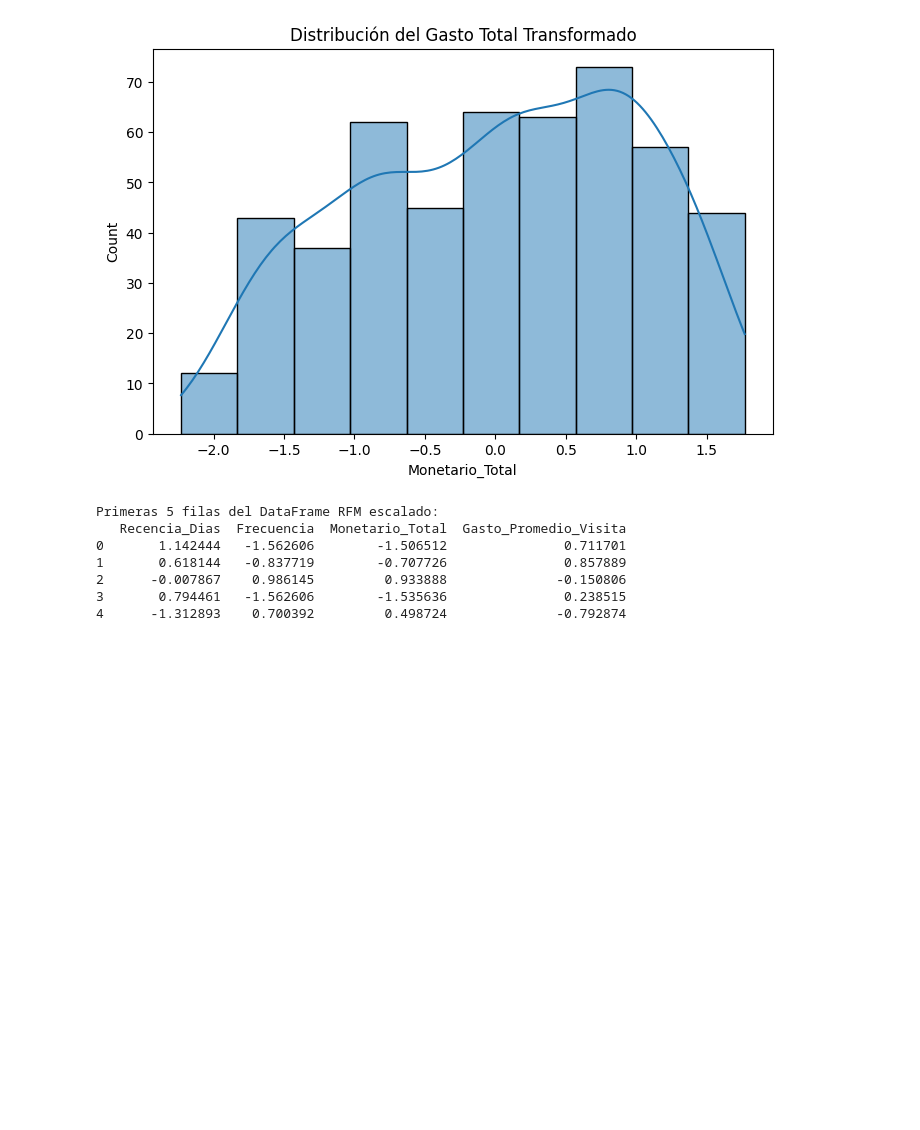
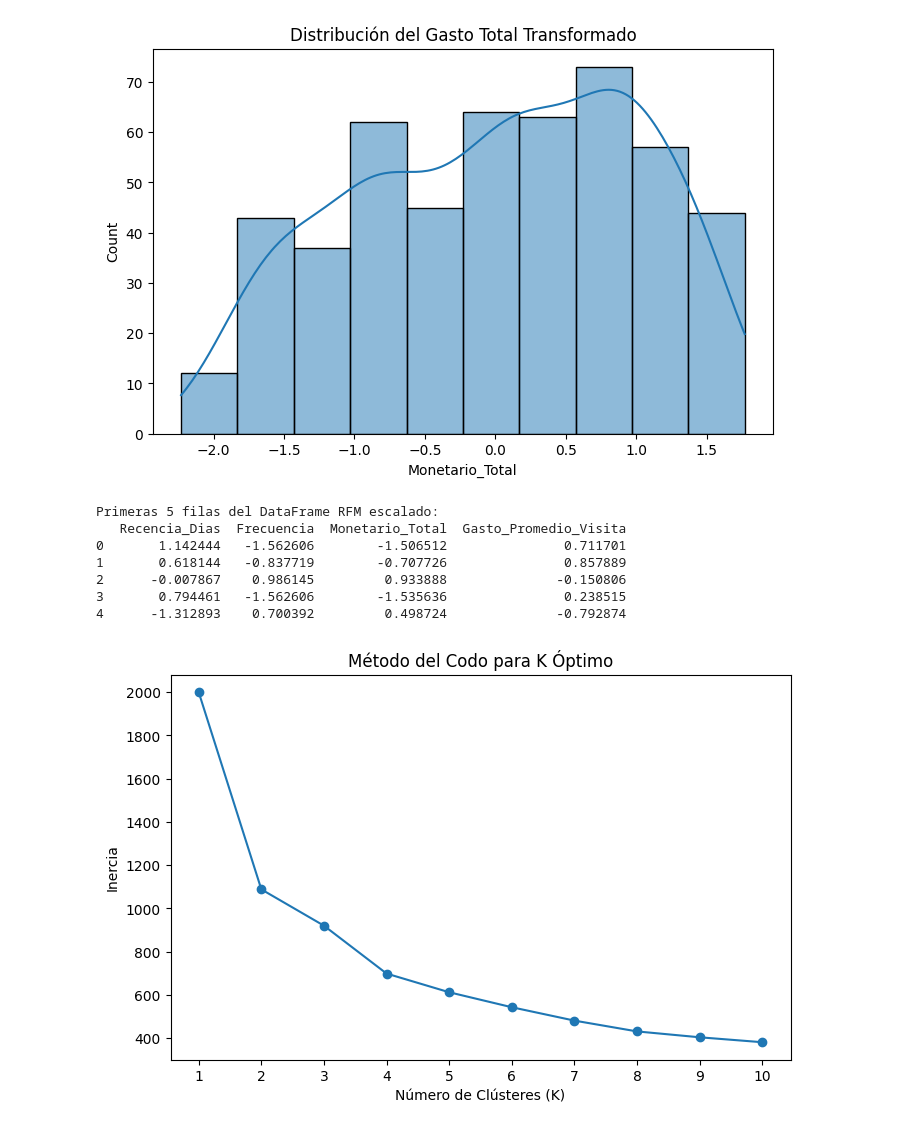
Before and after one commit to nicki1306/analisis-clientes-bares, a Jupyter notebook: Analisis_Segmentacion_clientes.ipynb, the cells around one changed output. Saved outputs shown, nothing was run; the diff lists cells and outputs as text; code cells hidden in the pictures; blank space fills up the shorter version.

```diff
--- a/Analisis_Segmentacion_clientes.ipynb
+++ b/Analisis_Segmentacion_clientes.ipynb
@@ -125,3 +125,22 @@ Primeras 5 filas del DataFrame RFM escalado:
 2      -0.007867    0.986145         0.933888              -0.150806
 3       0.794461   -1.562606        -1.535636               0.238515
 4      -1.312893    0.700392         0.498724              -0.792874
+# %%
+from sklearn.cluster import KMeans
+
+inertia = []
+K_rango = range(1, 11) # Prueba con K de 1 a 10
+for k in K_rango:
+    kmeans = KMeans(n_clusters=k, random_state=42, n_init='auto')
+    kmeans.fit(df_rfm_escalado)
+    inertia.append(kmeans.inertia_)
+
+plt.figure(figsize=(8, 5))
+plt.plot(K_rango, inertia, marker='o')
+plt.title('Método del Codo para K Óptimo')
+plt.xlabel('Número de Clústeres (K)')
+plt.ylabel('Inercia')
+plt.xticks(K_rango)
+plt.show()
+# %% [output]
+[figure, added]
```
Also changed, not shown: parts of 1 cell of this notebook.
